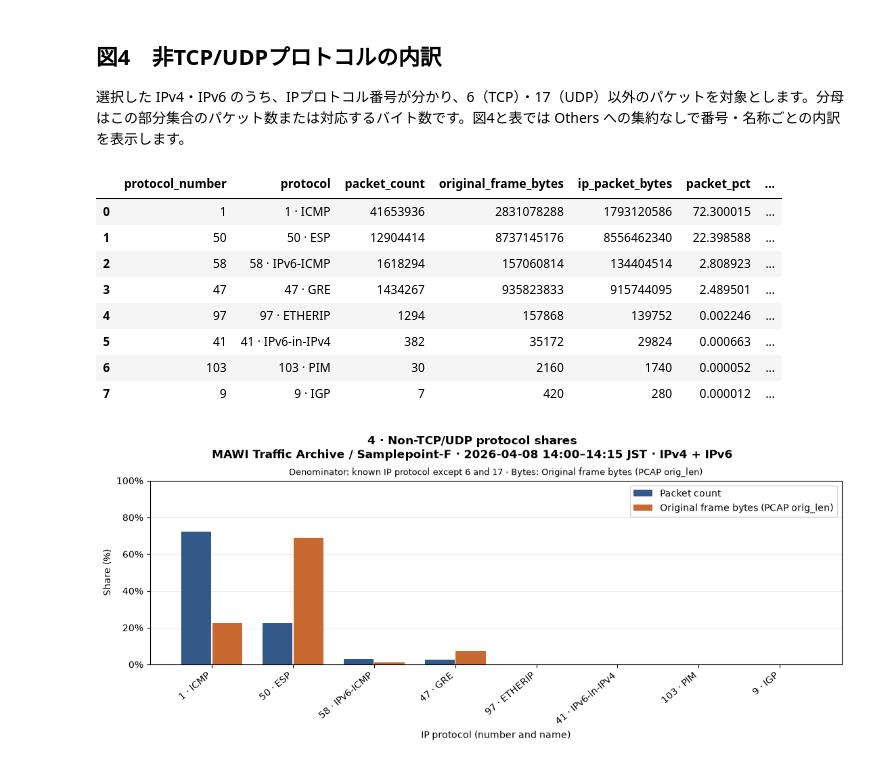
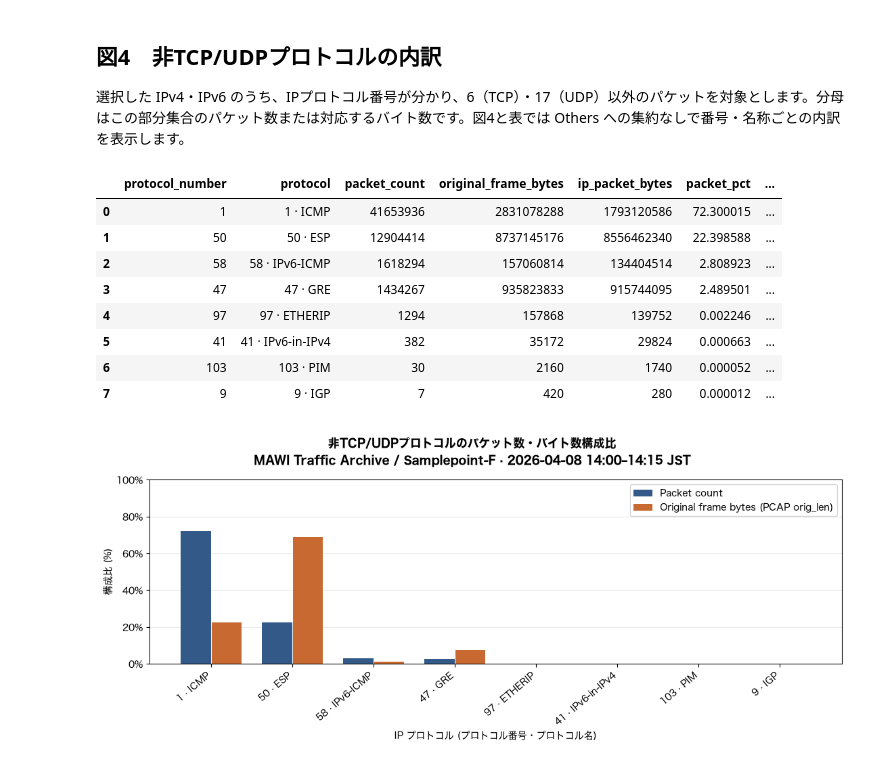
Before and after one commit to ShuntaSakai/mawi-protocol-analysis, a Jupyter notebook: notebook/01_overall_protocol_distribution.ipynb, the cells around one changed output. Drawn from its saved outputs; the diff is of its cells as text; code cells hidden in the pictures.

```diff
--- a/notebook/01_overall_protocol_distribution.ipynb
+++ b/notebook/01_overall_protocol_distribution.ipynb
@@ -32,6 +32,7 @@ import matplotlib.pyplot as plt
 from IPython.display import display
 from matplotlib.patches import Patch
 from matplotlib.ticker import PercentFormatter
+plt.rcParams["font.family"] = "Hiragino Sans"
 
 %matplotlib inline
 
@@ -93,7 +94,7 @@ end_time = pd.Timestamp(window["end_jst"]).tz_convert(jst)
 window_caption = f"{start_time:%Y-%m-%d %H:%M}–{end_time:%H:%M} JST"
 population_label = VERSION_LABELS[IP_VERSION]
 byte_label = BYTE_LABELS[BYTE_METRIC]
-scope_caption = f"{dataset_caption} · {window_caption} · {population_label}"
+scope_caption = f"{dataset_caption} · {window_caption}"
 
 # 同じ対象期間でも、別の解析から生成したCSV同士は混ぜられません。
 groups = list(CSV_DTYPES)
@@ -227,7 +228,7 @@ def plot_comparison(ratios, title, denominator, filename):
         if values.notna().any():
             ax.bar([x + offset for x in xs], values, width=0.37, color=color, label=label)
     ax.set_xticks(xs, [labels[protocol] for protocol in ratios.index], rotation=40, ha="right")
-    ax.set(xlabel="IP protocol (number and name)", ylabel="Share (%)", ylim=(0, 100))
+    ax.set(xlabel="IP プロトコル (プロトコル番号・プロトコル名)", ylabel="構成比 (%)", ylim=(0, 100))
     ax.yaxis.set_major_formatter(PercentFormatter(100, decimals=0))
     ax.grid(axis="y", alpha=0.25)
     ax.set_axisbelow(True)
@@ -240,8 +241,8 @@ def plot_comparison(ratios, title, denominator, filename):
         ax.text(0.02, 0.95, "No byte total for the selected metric", va="top", transform=ax.transAxes)
     finish(fig, filename)
 
-plot_comparison(protocol_ratios, "1 · Protocol shares by packets and bytes",
-                f"Denominator: selected IP population · Bytes: {byte_label}", "01_protocol_shares")
+plot_comparison(protocol_ratios, "プロトコル別のパケット数・バイト数構成比",
+                "", "01_protocol_shares")
 # %% [output]
 |  | IPv4 + IPv6 |
 | packet_count | 294552904 |
@@ -354,28 +355,28 @@ finish(fig, "03_traffic_rates")
 # %%
 known_protocol = selected_counts["protocol_number"].notna()
 not_tcp_udp = ~selected_counts["protocol_number"].isin([6, 17])
 non_tcp_udp = selected_counts.loc[known_protocol & not_tcp_udp]
 non_tcp_udp_totals = non_tcp_udp.groupby("protocol", sort=False)[MEASURES].sum()
 non_tcp_udp_totals = non_tcp_udp_totals.sort_values(SORT_FIELD, ascending=False, kind="stable")
 non_tcp_udp_ratios = percentages(non_tcp_udp_totals, axis=0)
 non_tcp_udp_table = non_tcp_udp_totals.assign(
     protocol_number=non_tcp_udp_totals.index.astype(int),
     protocol=non_tcp_udp_totals.index.map(labels),
     packet_pct=non_tcp_udp_ratios["packet_count"],
     byte_pct=non_tcp_udp_ratios[BYTE_METRIC],
 )[["protocol_number", "protocol", *MEASURES, "packet_pct", "byte_pct"]].reset_index(drop=True)
 display(non_tcp_udp_table.rename(columns={"byte_pct": f"{BYTE_METRIC}_pct"}))
-plot_comparison(non_tcp_udp_ratios, "4 · Non-TCP/UDP protocol shares",
-                f"Denominator: known IP protocol except 6 and 17 · Bytes: {byte_label}",
+plot_comparison(non_tcp_udp_ratios, "非TCP/UDPプロトコルのパケット数・バイト数構成比",
+                f"",
                 "04_non_tcp_udp_shares")
 # %% [output]
 |  | protocol_number | protocol | packet_count | original_frame_bytes | ip_packet_bytes | packet_pct | ... |
 | 0 | 1 | 1 · ICMP | 41653936 | 2831078288 | 1793120586 | 72.300015 | ... |
 | 1 | 50 | 50 · ESP | 12904414 | 8737145176 | 8556462340 | 22.398588 | ... |
 | 2 | 58 | 58 · IPv6-ICMP | 1618294 | 157060814 | 134404514 | 2.808923 | ... |
 | 3 | 47 | 47 · GRE | 1434267 | 935823833 | 915744095 | 2.489501 | ... |
 | 4 | 97 | 97 · ETHERIP | 1294 | 157868 | 139752 | 0.002246 | ... |
 | 5 | 41 | 41 · IPv6-in-IPv4 | 382 | 35172 | 29824 | 0.000663 | ... |
 | 6 | 103 | 103 · PIM | 30 | 2160 | 1740 | 0.000052 | ... |
 | 7 | 9 | 9 · IGP | 7 | 420 | 280 | 0.000012 | ... |
-[figure, old version]
+[figure, new version]
```
Also changed, not shown: parts of 3 cells of this notebook.
